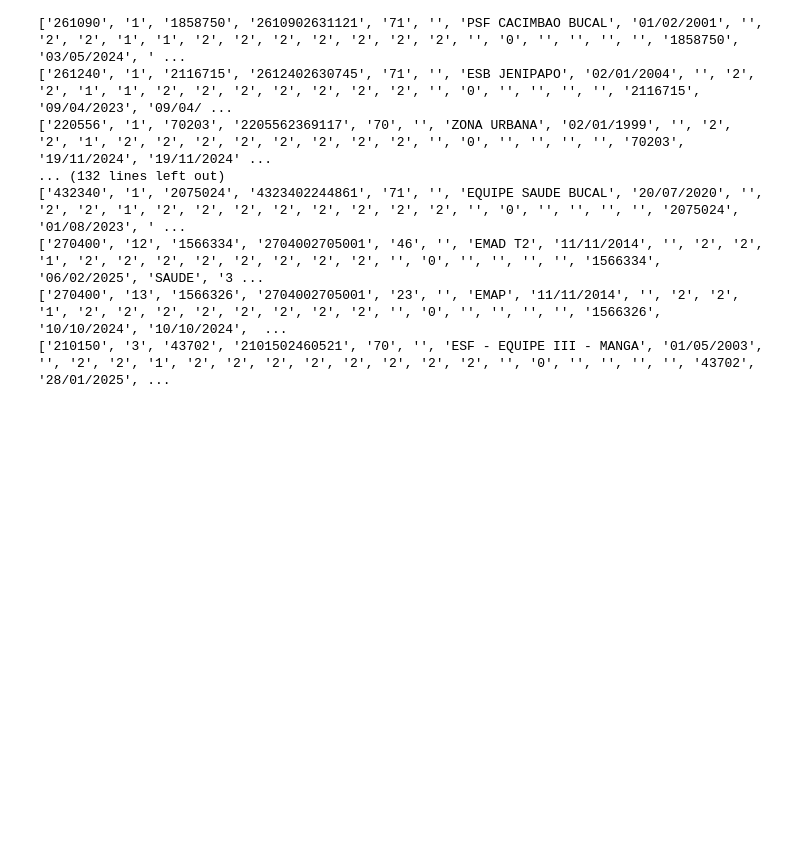
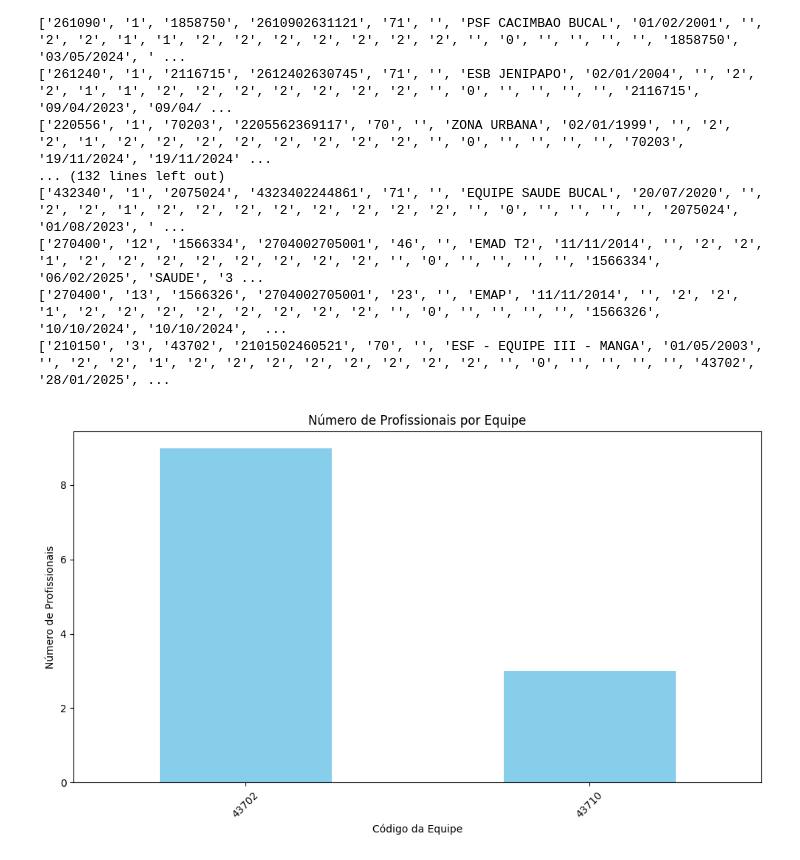
Before and after one commit to DanyelGranzotti/api-persistencia-cnes-fastapi-potgres, a Jupyter notebook: scripts/CNES/.ipynb, the cells around one changed output. Drawn from its saved outputs; the diff is of its cells as text; code cells hidden in the pictures; blank space fills up the shorter version.

```diff
--- a/scripts/CNES/.ipynb
+++ b/scripts/CNES/.ipynb
@@ -78,3 +78,27 @@ with open("tbEquipe.csv", 'r', encoding="latin1") as file:
 ['270400', '12', '1566334', '2704002705001', '46', '', 'EMAD T2', '11/11/2014', '', '2', '2', '1', '2', '2', '2', '2', '2', '2', '2', '2', '', '0', '', '', '', '', '1566334', '06/02/2025', 'SAUDE', '3 ...
 ['270400', '13', '1566326', '2704002705001', '23', '', 'EMAP', '11/11/2014', '', '2', '2', '1', '2', '2', '2', '2', '2', '2', '2', '2', '', '0', '', '', '', '', '1566326', '10/10/2024', '10/10/2024',  ...
 ['210150', '3', '43702', '2101502460521', '70', '', 'ESF - EQUIPE III - MANGA', '01/05/2003', '', '2', '2', '1', '2', '2', '2', '2', '2', '2', '2', '2', '', '0', '', '', '', '', '43702', '28/01/2025', ...
+# %%
+import pandas as pd
+import matplotlib.pyplot as plt
+
+# Ler os arquivos CSV
+prof_df = pd.read_csv('tbProf.csv', sep=';')
+equipe_prof_df = pd.read_csv('tbEquipeProf.csv', sep=';')
+
+# Contar o número de profissionais por equipe
+profissionais_por_equipe = equipe_prof_df['SEQ_EQUIPE'].value_counts()
+
+# Criar o gráfico de barras
+plt.figure(figsize=(10, 6))
+profissionais_por_equipe.plot(kind='bar', color='skyblue')
+plt.title('Número de Profissionais por Equipe')
+plt.xlabel('Código da Equipe')
+plt.ylabel('Número de Profissionais')
+plt.xticks(rotation=45)
+plt.tight_layout()
+
+# Mostrar o gráfico
+plt.show()
+# %% [output]
+[figure, added]
```
Also changed, not shown: 2 other files.
